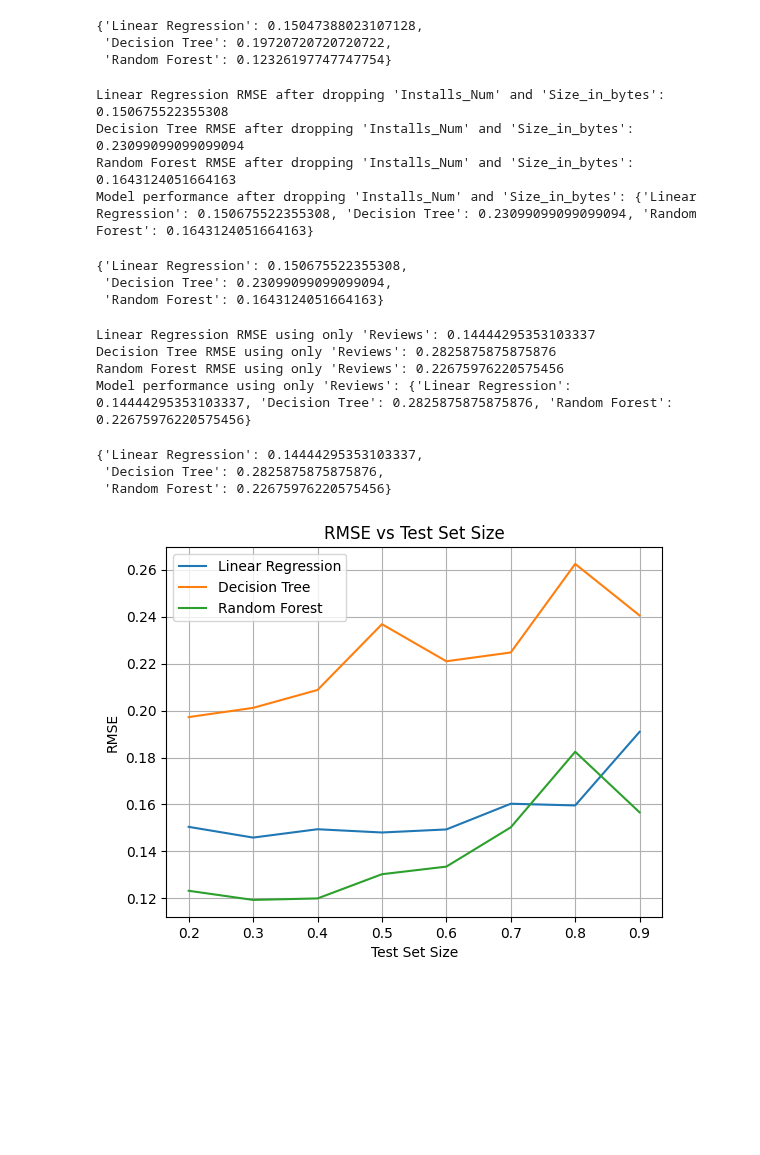
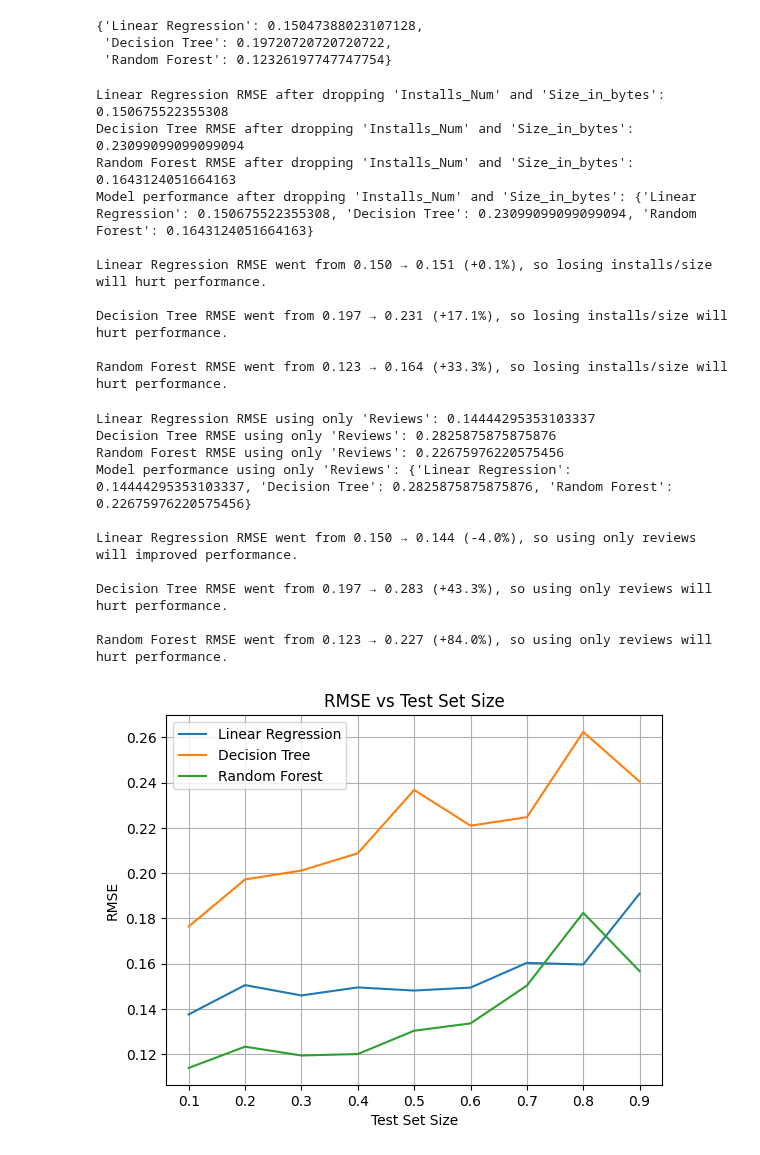
Before and after one commit to JayNightmare/Machine-Learning-in-Python, a Jupyter notebook: Q1/GooglePlaystore.ipynb, the cells around one changed output. Saved outputs shown, nothing was run; the diff lists cells and outputs as text; code cells hidden in the pictures; blank space fills up the shorter version.

Commit message:
Implement code changes to enhance functionality and improve performance

```diff
--- a/Q1/GooglePlaystore.ipynb
+++ b/Q1/GooglePlaystore.ipynb
@@ -187,14 +187,24 @@ for name, model in models.items():
 
 print("Model performance after dropping 'Installs_Num' and 'Size_in_bytes':", results2)
 results2
+
+# * Compare before and after RMSE
+for name in results:
+    before_rmse = results[name]
+    after_rmse = results2[name]
+    change = ((after_rmse - before_rmse) / before_rmse) * 100
+    print(f"\n{name} RMSE went from {before_rmse:.3f} → {after_rmse:.3f} ({change:+.1f}%), so losing installs/size will {'hurt' if change > 0 else 'improved'} performance.")
 # %% [output]
 Linear Regression RMSE after dropping 'Installs_Num' and 'Size_in_bytes': 0.150675522355308
 Decision Tree RMSE after dropping 'Installs_Num' and 'Size_in_bytes': 0.23099099099099094
 Random Forest RMSE after dropping 'Installs_Num' and 'Size_in_bytes': 0.1643124051664163
 Model performance after dropping 'Installs_Num' and 'Size_in_bytes': {'Linear Regression': 0.150675522355308, 'Decision Tree': 0.23099099099099094, 'Random Forest': 0.1643124051664163}
+
+Linear Regression RMSE went from 0.150 → 0.151 (+0.1%), so losing installs/size will hurt performance.
+
+Decision Tree RMSE went from 0.197 → 0.231 (+17.1%), so losing installs/size will hurt performance.
+
+Random Forest RMSE went from 0.123 → 0.164 (+33.3%), so losing installs/size will hurt performance.
-{'Linear Regression': 0.150675522355308,
- 'Decision Tree': 0.23099099099099094,
- 'Random Forest': 0.1643124051664163}
 # %%
 """
 ! Part H: Repeat regression using only 'Reviews'
@@ -223,46 +233,66 @@ for name, model in models.items():
 
 print("Model performance using only 'Reviews':", results3)
 results3
+
+# * Compare before and after RMSE
+for name in results:
+    before_rmse = results[name]
+    after_rmse = results3[name]
+    change = ((after_rmse - before_rmse) / before_rmse) * 100
+    print(f"\n{name} RMSE went from {before_rmse:.3f} → {after_rmse:.3f} ({change:+.1f}%), so using only reviews will {'hurt' if change > 0 else 'improved'} performance.")
 # %% [output]
 Linear Regression RMSE using only 'Reviews': 0.14444295353103337
 Decision Tree RMSE using only 'Reviews': 0.2825875875875876
 Random Forest RMSE using only 'Reviews': 0.22675976220575456
 Model performance using only 'Reviews': {'Linear Regression': 0.14444295353103337, 'Decision Tree': 0.2825875875875876, 'Random Forest': 0.22675976220575456}
+
+Linear Regression RMSE went from 0.150 → 0.144 (-4.0%), so using only reviews will improved performance.
+
+Decision Tree RMSE went from 0.197 → 0.283 (+43.3%), so using only reviews will hurt performance.
+
+Random Forest RMSE went from 0.123 → 0.227 (+84.0%), so using only reviews will hurt performance.
-{'Linear Regression': 0.14444295353103337,
- 'Decision Tree': 0.2825875875875876,
- 'Random Forest': 0.22675976220575456}
 # %%
 """
 ! Part I: Effect of Test Set Size on Performance
 
 ? How would you interpret this?
+* - The RMSE generally increases as the test set size insrease, indicating better model performance with larger training sets.
 * - The RMSE may vary with different test set sizes.
-* - The model's performance may be overestimated or underestimated depending on the test set size.
-* - The model's performance may be more stable with larger test set sizes.
 * - Smaller test set sizes may lead to higher variance in RMSE.
+
+! - Linear Regression:
+* - When the test set size is around 0.4, the RMSE swings up and down, indicating instability.
+
+! - Decision Tree:
+* - The RMSE is relatively stable across different test set sizes, indicating consistent performance.
+* - The RMSE shows consistent performance until test set size of 0.8 where it raises to 0.19 RMSE.
+
+! - Random Forest:
+* - The RMSE shows constants increase when the test set size is increased.
+* - The RMSE stays constant until a test set size of 0.8 where it drops to 0.16~ RMSE.
 """
 
 # * Define a range of test sizes between 0.9 to 0.1
-sizes = np.arange(0.9, 0.1, -0.1)
+sizes = np.arange(0.9, 0, -0.1)
 rmse_scores = { name: [] for name in models }
 
 # ? Train and evaluate models for different test sizes
 for ts in sizes:
     X_tr, X_te, y_tr, y_te = train_test_split(X, y, test_size=ts, random_state=42)
     for name, model in models.items():
         model.fit(X_tr, y_tr)
         preds = model.predict(X_te)
         rmse_scores[name].append(mean_squared_error(y_te, preds))
 
 # ? Plot RMSE scores
 for name, scores in rmse_scores.items():
     plt.plot(sizes, scores, label=name)
 
 plt.title('RMSE vs Test Set Size')
 plt.xlabel('Test Set Size')
 plt.ylabel('RMSE')
 plt.legend()
 plt.grid()
 plt.show()
 # %% [output]
-[figure, old version]
+[figure, new version]
```
